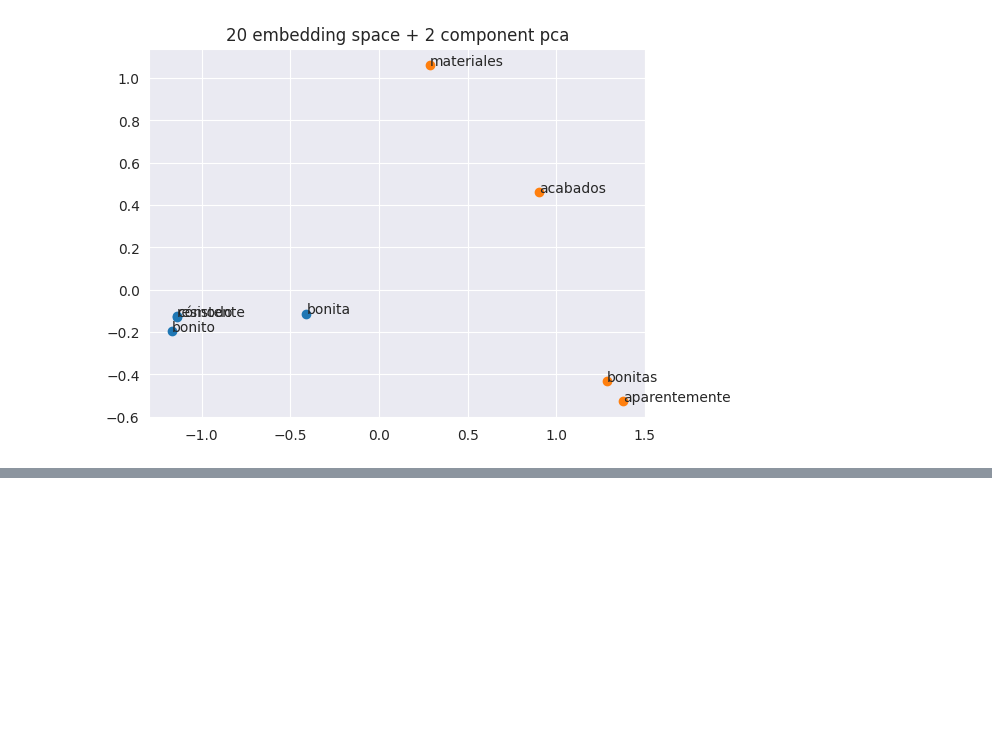
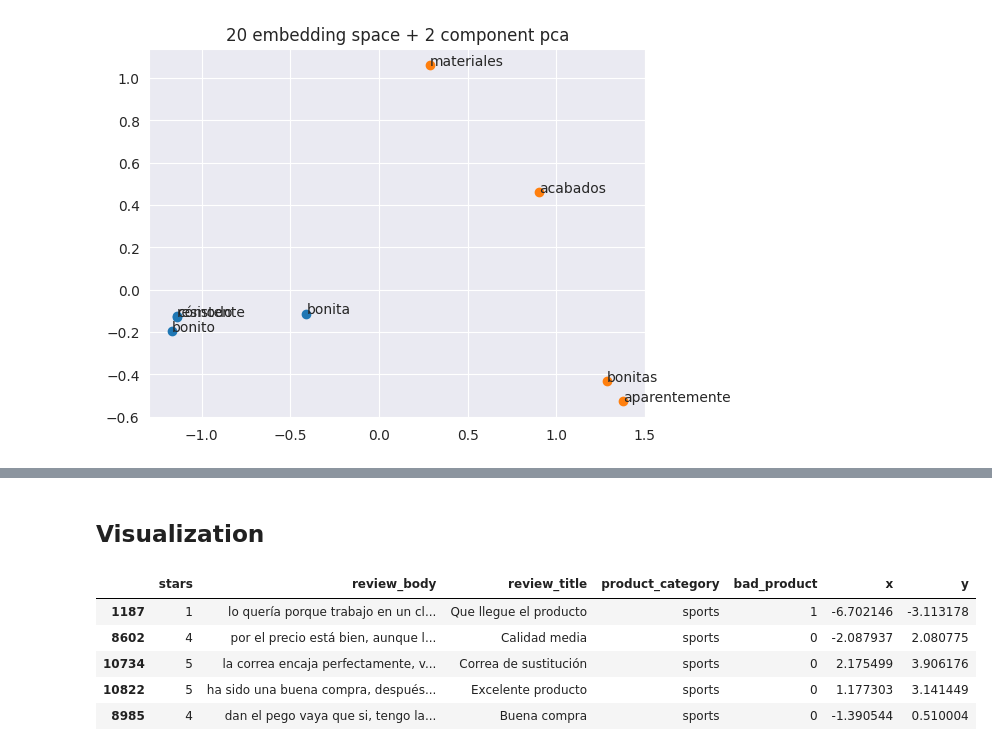
Before and after one commit to mtermor/NTIC_DeepLearning, a Jupyter notebook: NLP/02_embeddings.ipynb, the cells around one changed output, grey strips where cells are left out. Cells and saved outputs as stored; diff of their text form; code cells hidden in the pictures; blank space fills up the shorter version.

```diff
--- a/NLP/02_embeddings.ipynb
+++ b/NLP/02_embeddings.ipynb
@@ -436,0 +441,6 @@ plt.show()
+# %%
+df_st = df.sample(2000, replace=False, random_state=99)
+print(len(df_st))
+
+reviews = list(df_st.review_body.values)
+reviews[:2]
@@ -436,0 +486,2 @@ plt.show()
+# %% [markdown]
+## Visualization
@@ -436,0 +496,10 @@ plt.show()
+# %%
+df_st[['x', 'y']] = tsne_data
+df_st.head()
+# %% [output]
+|  | stars | review_body | review_title | product_category | bad_product | x | y |
+| 1187 | 1 | lo quería porque trabajo en un cl... | Que llegue el producto | sports | 1 | -6.702146 | -3.113178 |
+| 8602 | 4 | por el precio está bien, aunque l... | Calidad media | sports | 0 | -2.087937 | 2.080775 |
+| 10734 | 5 | la correa encaja perfectamente, v... | Correa de sustitución | sports | 0 | 2.175499 | 3.906176 |
+| 10822 | 5 | ha sido una buena compra, después... | Excelente producto | sports | 0 | 1.177303 | 3.141449 |
+| 8985 | 4 | dan el pego vaya que si, tengo la... | Buena compra | sports | 0 | -1.390544 | 0.510004 |
```
Also changed, not shown: parts of 10 cells of this notebook.
